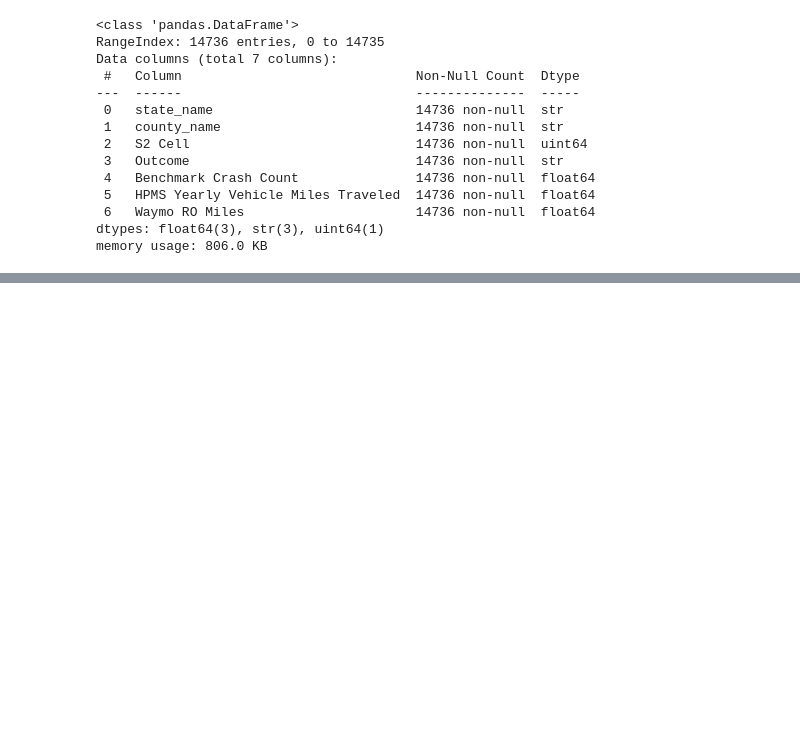
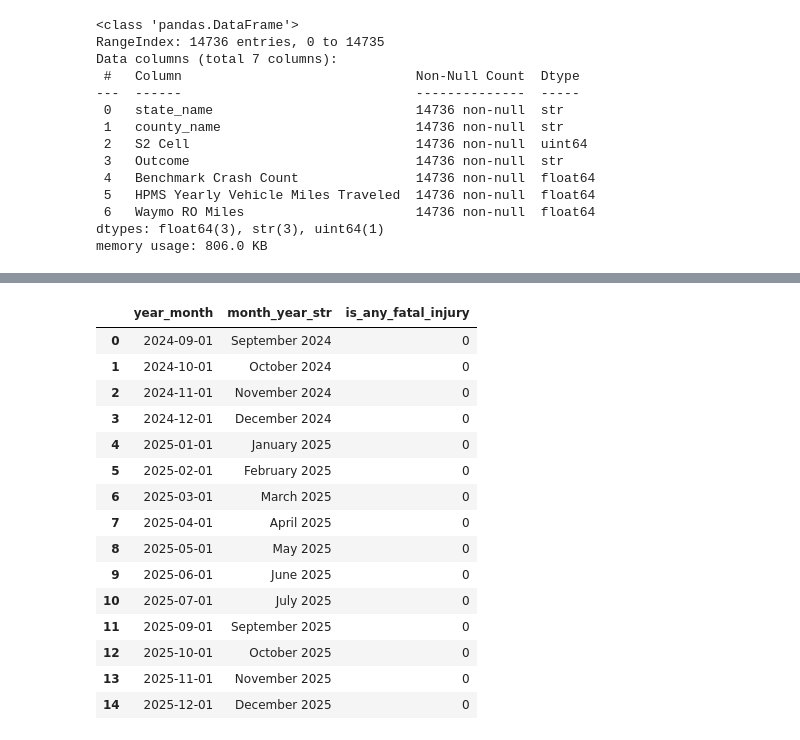
Before and after one commit to DiegoTorrealba/waymo-crashes, a Jupyter notebook: notebooks/data-exploration.ipynb, the cells around one changed output, grey strips where cells are left out. Drawn from its saved outputs; the diff is of its cells as text; code cells hidden in the pictures; blank space fills up the shorter version.

```diff
--- a/notebooks/data-exploration.ipynb
+++ b/notebooks/data-exploration.ipynb
@@ -154,0 +326,19 @@ memory usage: 806.0 KB
+# %%
+travis_crashes_w_sgo_id_and_group.groupby(['year_month', 'month_year_str'])['is_any_fatal_injury'].sum().reset_index()
+# %% [output]
+|  | year_month | month_year_str | is_any_fatal_injury |
+| 0 | 2024-09-01 | September 2024 | 0 |
+| 1 | 2024-10-01 | October 2024 | 0 |
+| 2 | 2024-11-01 | November 2024 | 0 |
+| 3 | 2024-12-01 | December 2024 | 0 |
+| 4 | 2025-01-01 | January 2025 | 0 |
+| 5 | 2025-02-01 | February 2025 | 0 |
+| 6 | 2025-03-01 | March 2025 | 0 |
+| 7 | 2025-04-01 | April 2025 | 0 |
+| 8 | 2025-05-01 | May 2025 | 0 |
+| 9 | 2025-06-01 | June 2025 | 0 |
+| 10 | 2025-07-01 | July 2025 | 0 |
+| 11 | 2025-09-01 | September 2025 | 0 |
+| 12 | 2025-10-01 | October 2025 | 0 |
+| 13 | 2025-11-01 | November 2025 | 0 |
+| 14 | 2025-12-01 | December 2025 | 0 |
```
Also changed, not shown: parts of 19 cells of this notebook.
